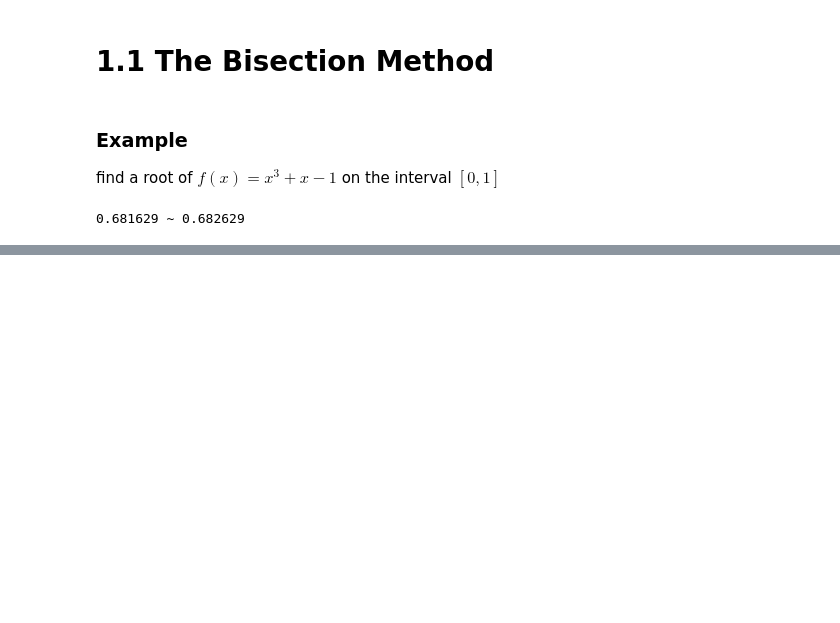
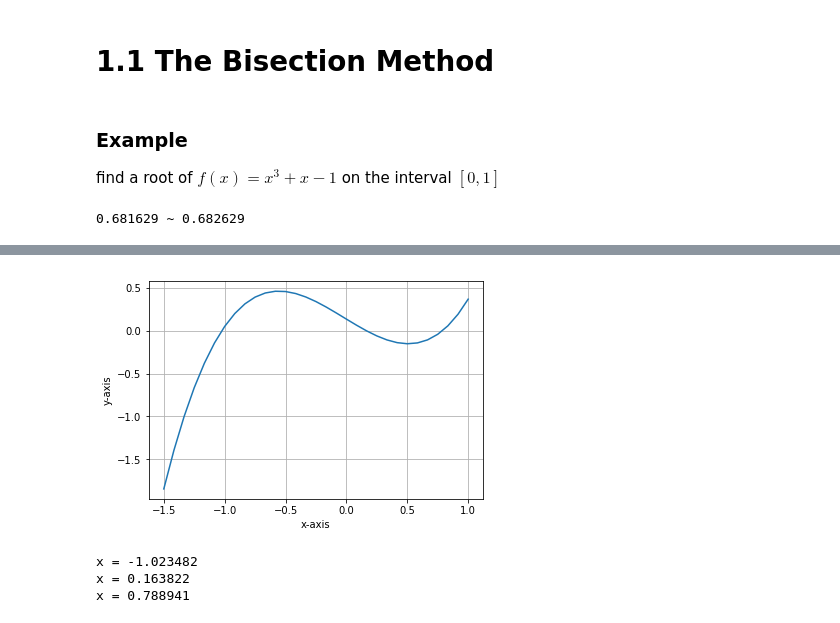
Before and after one commit to Jim00000/Numerical-Analysis, a Jupyter notebook: 1_Solving_Equations.ipynb, the cells around one changed output, grey strips where cells are left out. Saved outputs shown, nothing was run; the diff lists cells and outputs as text; code cells hidden in the pictures; blank space fills up the shorter version.

```diff
--- a/1_Solving_Equations.ipynb
+++ b/1_Solving_Equations.ipynb
@@ -66,0 +131,22 @@ print('%f ~ %f' %(xc - tolerance, xc + tolerance))
+# %%
+fb = lambda x : math.exp(x - 2) + math.pow(x,3) - x
+xs = np.linspace(-1.5,1,31)
+ys = generate_points(fb,xs)
+
+plt.plot(xs,ys)
+plt.xlabel('x-axis')
+plt.ylabel('y-axis')
+plt.grid(True)
+plt.show()
+
+fb_xc = bisect(fb,-1.5,-0.5,1e-7)
+print('x =',round(fb_xc,6))
+fb_xc = bisect(fb,-0.5,0.5,1e-7)
+print('x =',round(fb_xc,6))
+fb_xc = bisect(fb,0.5,1.5,1e-7)
+print('x =',round(fb_xc,6))
+# %% [output]
+[figure, added]
+x = -1.023482
+x = 0.163822
+x = 0.788941
```
Also changed, not shown: parts of 15 cells of this notebook.
